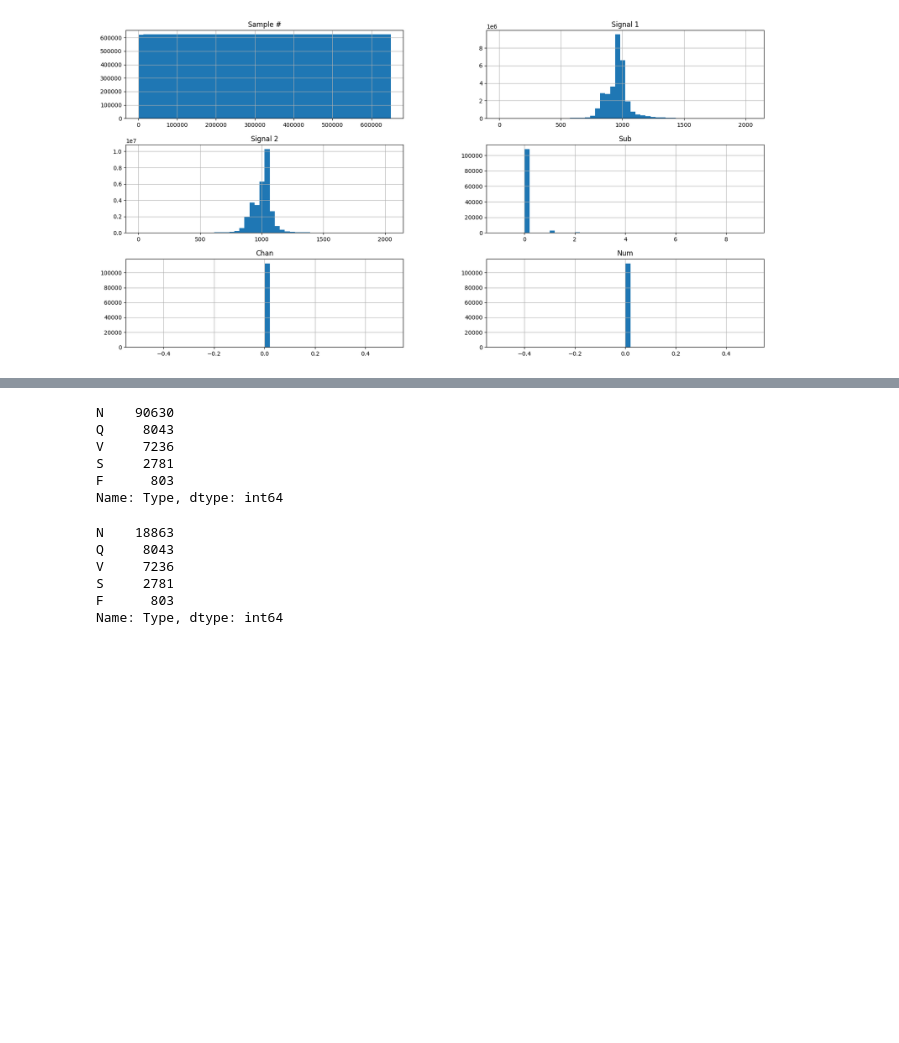
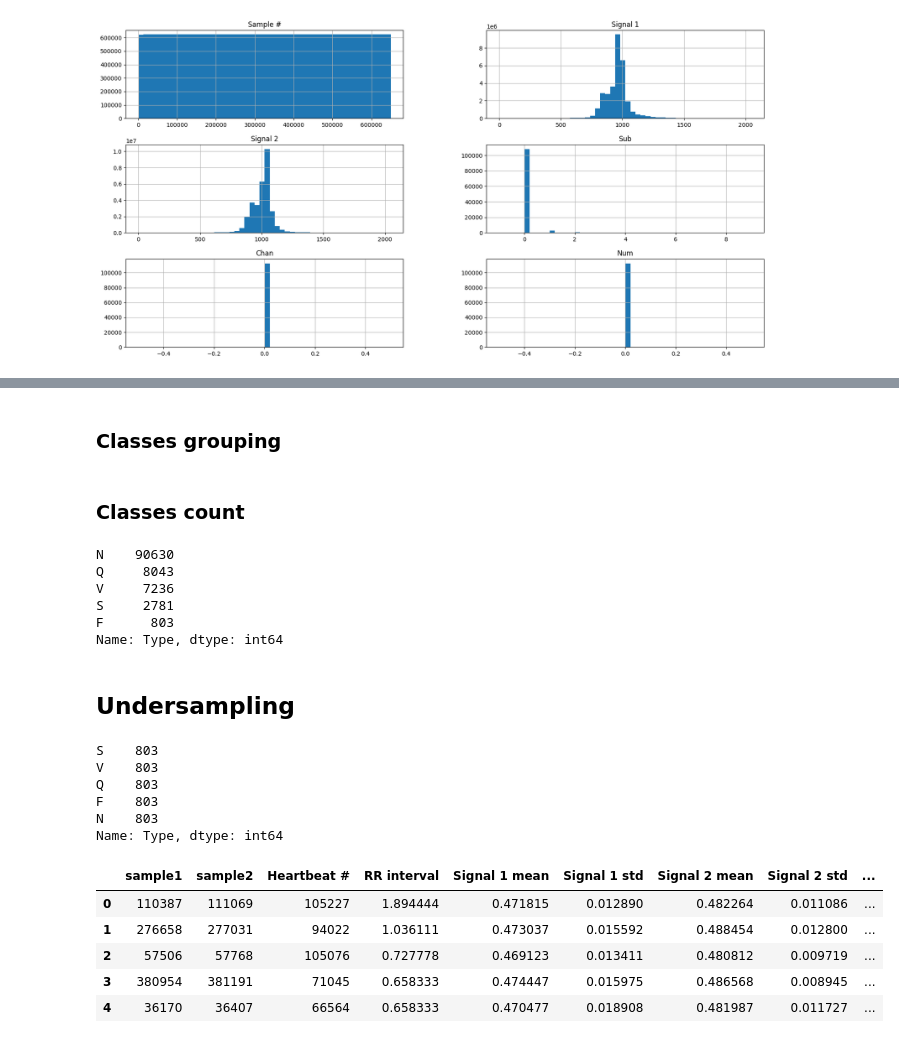
Before and after one commit to andrelopes2001/Intelligent_Systems, a Jupyter notebook: Project/Untitled-1.ipynb, the cells around one changed output, grey strips where cells are left out. Drawn from its saved outputs; the diff is of its cells as text; code cells hidden in the pictures; blank space fills up the shorter version.

```diff
--- a/Project/Untitled-1.ipynb
+++ b/Project/Untitled-1.ipynb
@@ -323,3 +332,5 @@ beat_df.head()
+# %% [markdown]
+### Classes grouping
 # %%
 # Group beats with 'Type' value of N, L, R, e and j into the N category
 beat_df['Type'].replace(to_replace=['N', 'L', 'R', 'e', 'j'], value='N', inplace=True)
@@ -342,6 +353,8 @@ beat_df = beat_df[beat_df['Type'] != ']']
 beat_df = beat_df[beat_df['Type'] != '!']
 beat_df = beat_df[beat_df['Type'] != '"']
 beat_df = beat_df[beat_df['Type'] != '|']
+# %% [markdown]
+### Classes count
 # %%
 # Count how many times each Type value appears in the dataset
 print(beat_df['Type'].value_counts())
@@ -352,33 +365,54 @@ V     7236
 S     2781
 F      803
 Name: Type, dtype: int64
+# %% [markdown]
+## Undersampling
 # %%
 # Identify the majority class by finding the class with the most samples
 majority_class = beat_df['Type'].value_counts().idxmax()
 
 # Separate the majority and minority classes
 majority_class_data = beat_df[beat_df['Type'] == majority_class]
 minority_class_data = beat_df[beat_df['Type'] != majority_class]
 
-# Determine the number of samples you want to keep for the majority class
-# You can set this number based on the number of samples in the minority class
-undersampled_majority = resample(majority_class_data,
-                                 replace=False,  # Set to False for undersampling
-                                 n_samples=len(minority_class_data),
-                                 random_state=42)  # Use a fixed random state for reproducibility
+# Determine the number of samples you want to keep for each minority class
+# You can set this number based on the number of samples in the smallest minority class
+undersampled_minority_class_size = minority_class_data['Type'].value_counts().min()
 
-# Combine the undersampled majority class with the minority class
-undersampled_data = pd.concat([undersampled_majority, minority_class_data])
+# Undersample each minority class
+undersampled_minority_data = {}
+for minority_class in minority_class_data['Type'].unique():
+    undersampled_minority_data[minority_class] = minority_class_data.query(f'Type == "{minority_class}"').sample(n=undersampled_minority_class_size, random_state=42)
 
-# Optionally, you can shuffle the dataset
-undersampled_data = undersampled_data.sample(frac=1, random_state=42)
+# Undersample the majority class
+undersampled_majority_data = majority_class_data.sample(n=undersampled_minority_class_size, random_state=42)
+
+# Combine the undersampled minority and majority classes
+undersampled_data = pd.concat([undersampled_minority_data[minority_class] for minority_class in undersampled_minority_data], axis=0)
+undersampled_data = undersampled_data.append(undersampled_majority_data, ignore_index=True)
 
 # Check the counts for each class
 print(undersampled_data['Type'].value_counts())
+
+undersampled_data.hist(figsize=(20, 10))
+
+# Print the number of entries in undersampled_data with RR interval > 5 and < 0
+print(len(undersampled_data[(undersampled_data['RR interval'] > 5) | (undersampled_data['RR interval'] < 0)]))
+
+# Delete entries with RR interval > 5 and < 0
+undersampled_data = undersampled_data[(undersampled_data['RR interval'] <= 5) & (undersampled_data['RR interval'] >= 0)]
+
+undersampled_data.head(20)
 # %% [output]
-N    18863
-Q     8043
-V     7236
-S     2781
-F      803
+S    803
+V    803
+Q    803
+F    803
+N    803
 Name: Type, dtype: int64
+|  | sample1 | sample2 | Heartbeat # | RR interval | Signal 1 mean | Signal 1 std | Signal 2 mean | Signal 2 std | ... |
+| 0 | 110387 | 111069 | 105227 | 1.894444 | 0.471815 | 0.012890 | 0.482264 | 0.011086 | ... |
+| 1 | 276658 | 277031 | 94022 | 1.036111 | 0.473037 | 0.015592 | 0.488454 | 0.012800 | ... |
+| 2 | 57506 | 57768 | 105076 | 0.727778 | 0.469123 | 0.013411 | 0.480812 | 0.009719 | ... |
+| 3 | 380954 | 381191 | 71045 | 0.658333 | 0.474447 | 0.015975 | 0.486568 | 0.008945 | ... |
+| 4 | 36170 | 36407 | 66564 | 0.658333 | 0.470477 | 0.018908 | 0.481987 | 0.011727 | ... |
```
Also changed, not shown: parts of 22 cells of this notebook.
